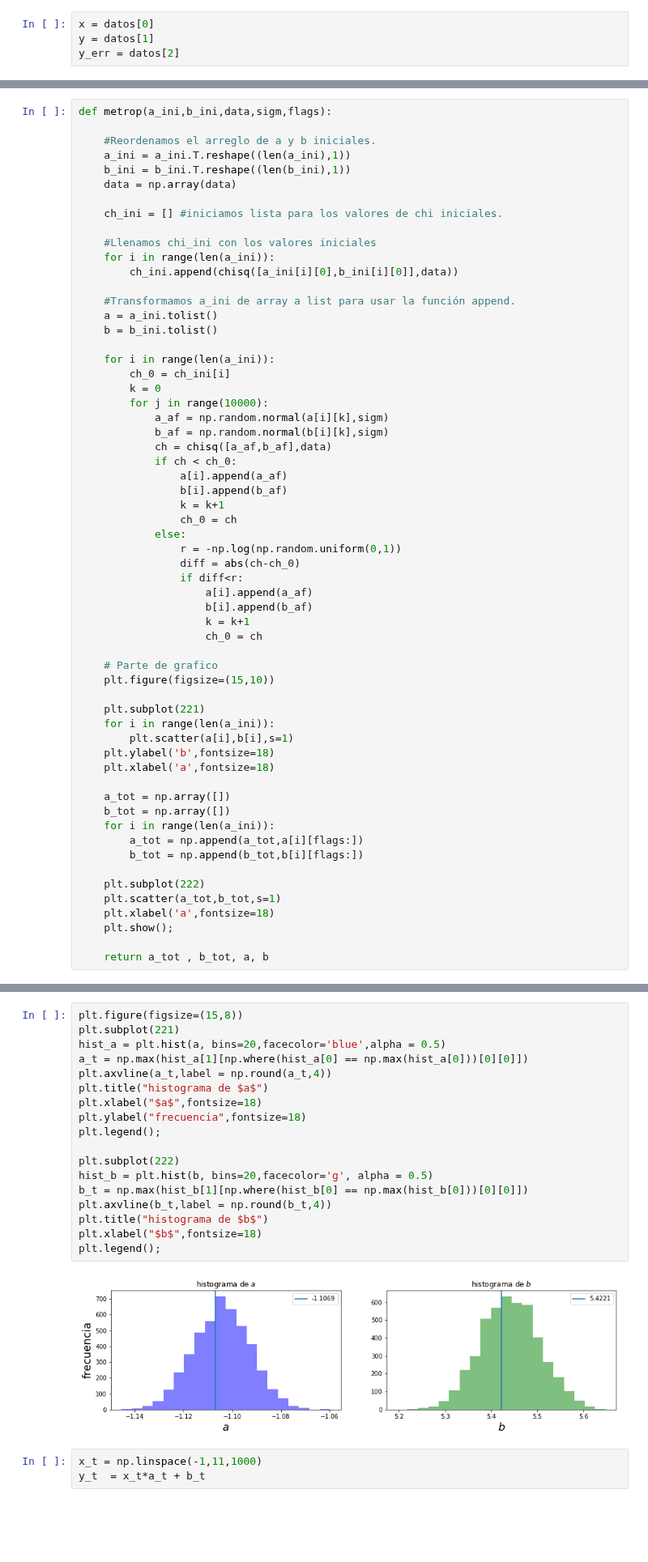
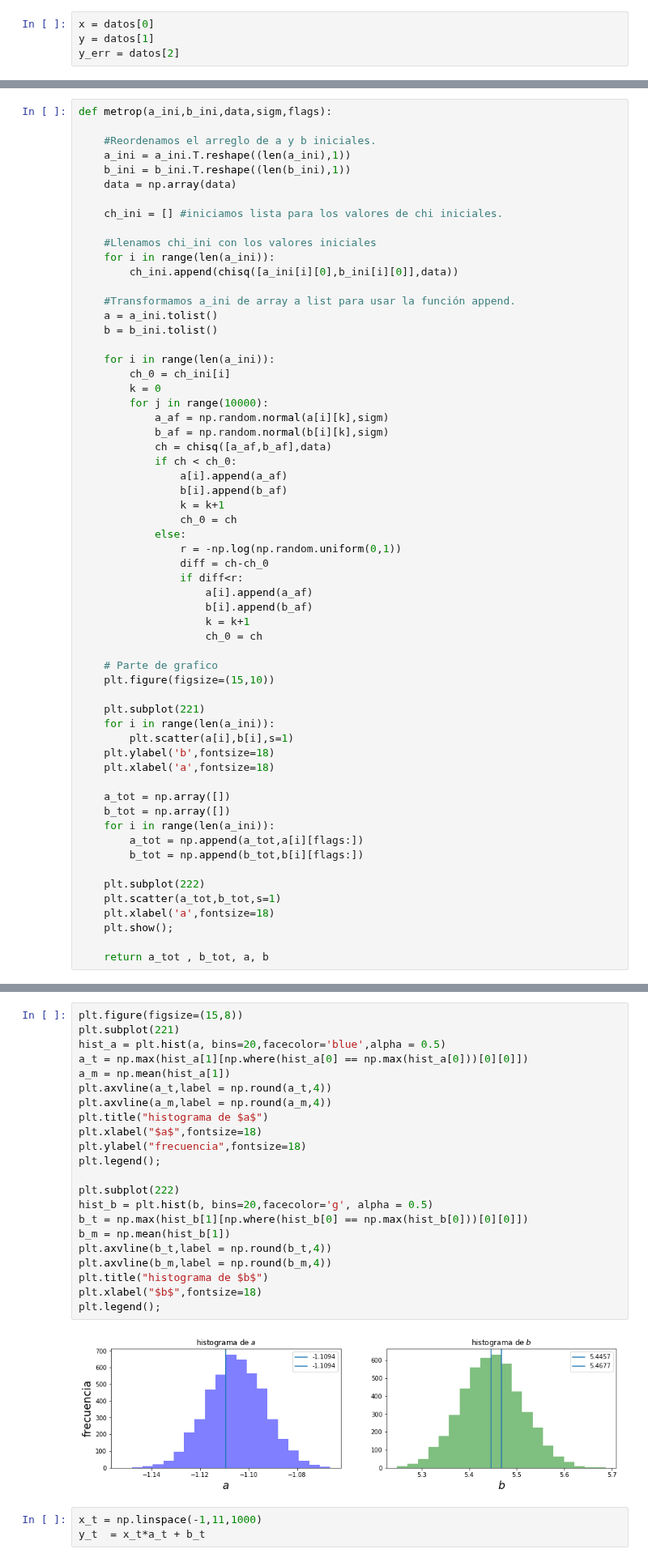
Before and after one commit to DCIDA2019/da2019-Oscar2401, a Jupyter notebook: Semana9/trabajo_9.ipynb, the cells around one changed output, grey strips where cells are left out. Shown at 81% size. Saved outputs shown, nothing was run; the diff lists cells and outputs as text; blank space fills up the shorter version.

```diff
--- a/Semana9/trabajo_9.ipynb
+++ b/Semana9/trabajo_9.ipynb
@@ -65,7 +65,7 @@ def metrop(a_ini,b_ini,data,sigm,flags):
                 ch_0 = ch
             else:
                 r = -np.log(np.random.uniform(0,1))
-                diff = abs(ch-ch_0)
+                diff = ch-ch_0
                 if diff<r:
                     a[i].append(a_af)
                     b[i].append(b_af)
@@ -105,23 +112,27 @@ a,b, a_T,b_T= metrop(a_ini,b_ini,data,sigma,flags)
 # %%
 plt.figure(figsize=(15,8))
 plt.subplot(221)
 hist_a = plt.hist(a, bins=20,facecolor='blue',alpha = 0.5)
 a_t = np.max(hist_a[1][np.where(hist_a[0] == np.max(hist_a[0]))[0][0]])
+a_m = np.mean(hist_a[1])
 plt.axvline(a_t,label = np.round(a_t,4))
+plt.axvline(a_m,label = np.round(a_m,4))
 plt.title("histograma de $a$")
 plt.xlabel("$a$",fontsize=18)
 plt.ylabel("frecuencia",fontsize=18)
 plt.legend();
 
 plt.subplot(222)
 hist_b = plt.hist(b, bins=20,facecolor='g', alpha = 0.5)
 b_t = np.max(hist_b[1][np.where(hist_b[0] == np.max(hist_b[0]))[0][0]])
+b_m = np.mean(hist_b[1])
 plt.axvline(b_t,label = np.round(b_t,4))
+plt.axvline(b_m,label = np.round(b_m,4))
 plt.title("histograma de $b$")
 plt.xlabel("$b$",fontsize=18)
 plt.legend();
 # %% [output]
-[figure, old version]
+[figure, new version]
 # %%
 x_t = np.linspace(-1,11,1000)
 y_t  = x_t*a_t + b_t
```
Also changed, not shown: parts of 7 cells of this notebook, 1 other file.
